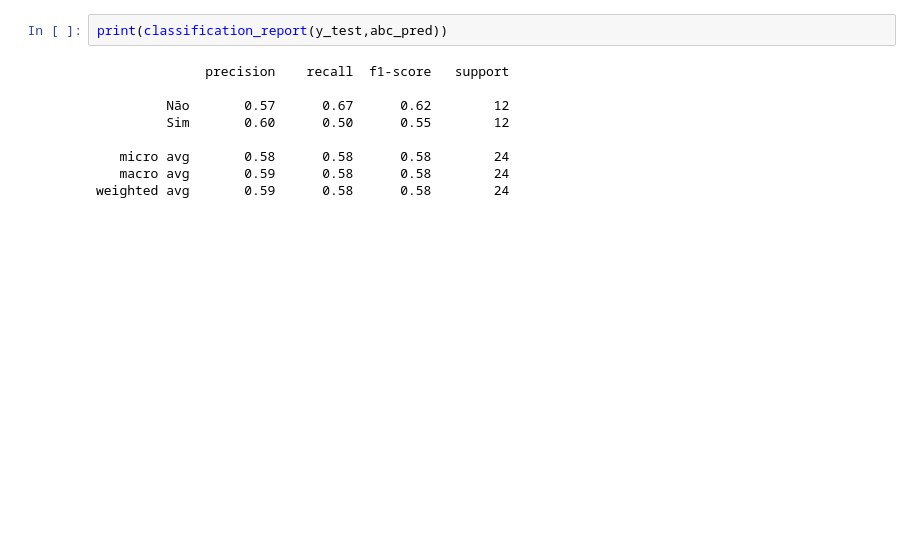
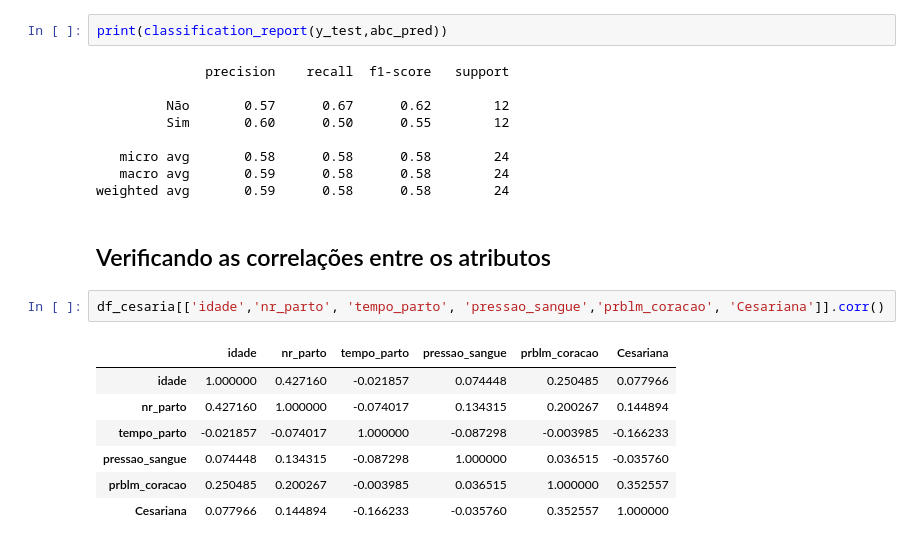
Before and after one commit to nocyamribeiro/DataMiningTrab, a Jupyter notebook: cesariana_predict.ipynb, the cells around one changed output. Drawn from its saved outputs; the diff is of its cells as text; blank space fills up the shorter version.

Commit message:
Correlação entre todos os atributos

```diff
--- a/cesariana_predict.ipynb
+++ b/cesariana_predict.ipynb
@@ -231,3 +244,15 @@ print(classification_report(y_test,abc_pred))
    micro avg       0.58      0.58      0.58        24
    macro avg       0.59      0.58      0.58        24
 weighted avg       0.59      0.58      0.58        24
+# %% [markdown]
+## Verificando as correlações entre os atributos ##
+# %%
+df_cesaria[['idade','nr_parto', 'tempo_parto', 'pressao_sangue','prblm_coracao', 'Cesariana']].corr()
+# %% [output]
+|  | idade | nr_parto | tempo_parto | pressao_sangue | prblm_coracao | Cesariana |
+| idade | 1.000000 | 0.427160 | -0.021857 | 0.074448 | 0.250485 | 0.077966 |
+| nr_parto | 0.427160 | 1.000000 | -0.074017 | 0.134315 | 0.200267 | 0.144894 |
+| tempo_parto | -0.021857 | -0.074017 | 1.000000 | -0.087298 | -0.003985 | -0.166233 |
+| pressao_sangue | 0.074448 | 0.134315 | -0.087298 | 1.000000 | 0.036515 | -0.035760 |
+| prblm_coracao | 0.250485 | 0.200267 | -0.003985 | 0.036515 | 1.000000 | 0.352557 |
+| Cesariana | 0.077966 | 0.144894 | -0.166233 | -0.035760 | 0.352557 | 1.000000 |
```
Also changed, not shown: parts of 5 cells of this notebook.
